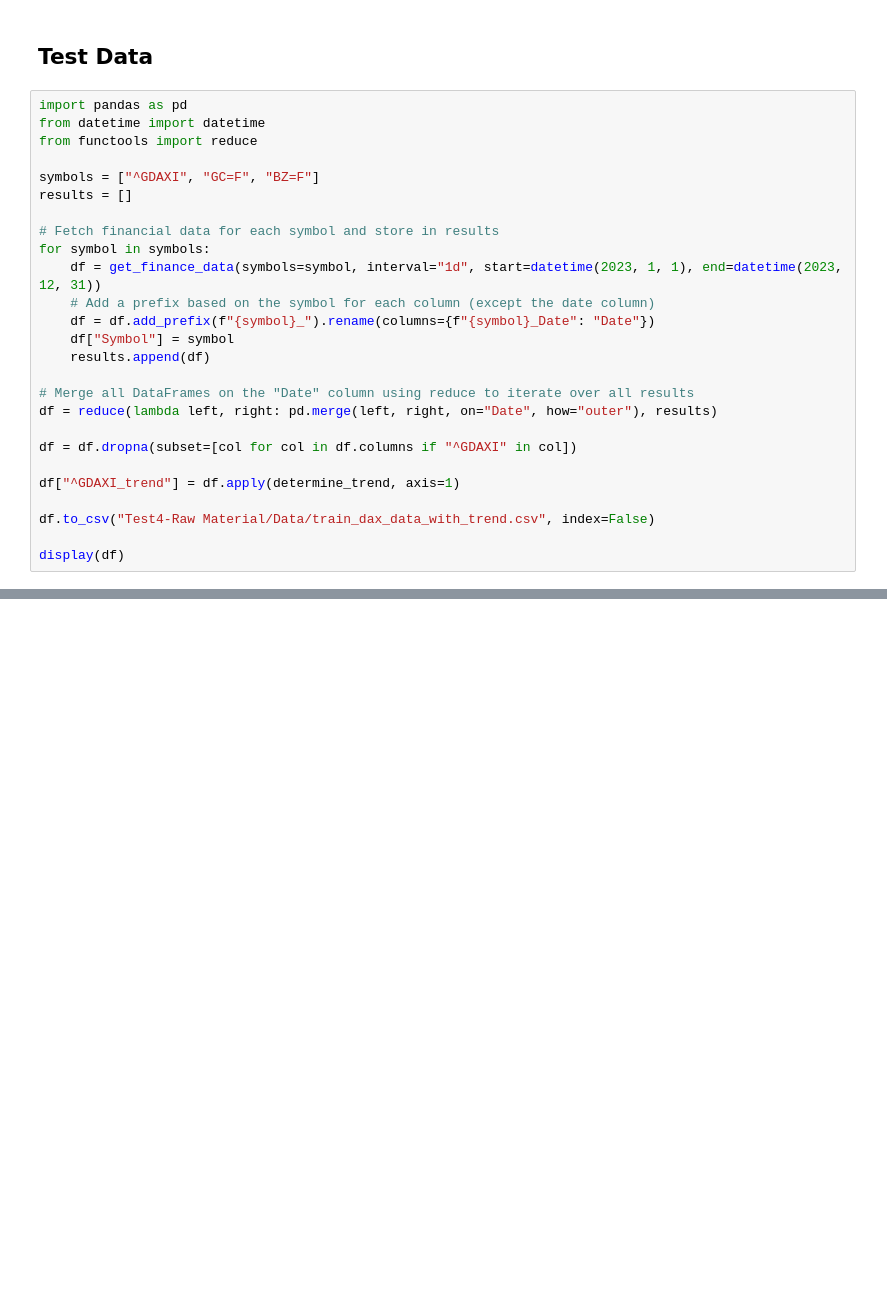
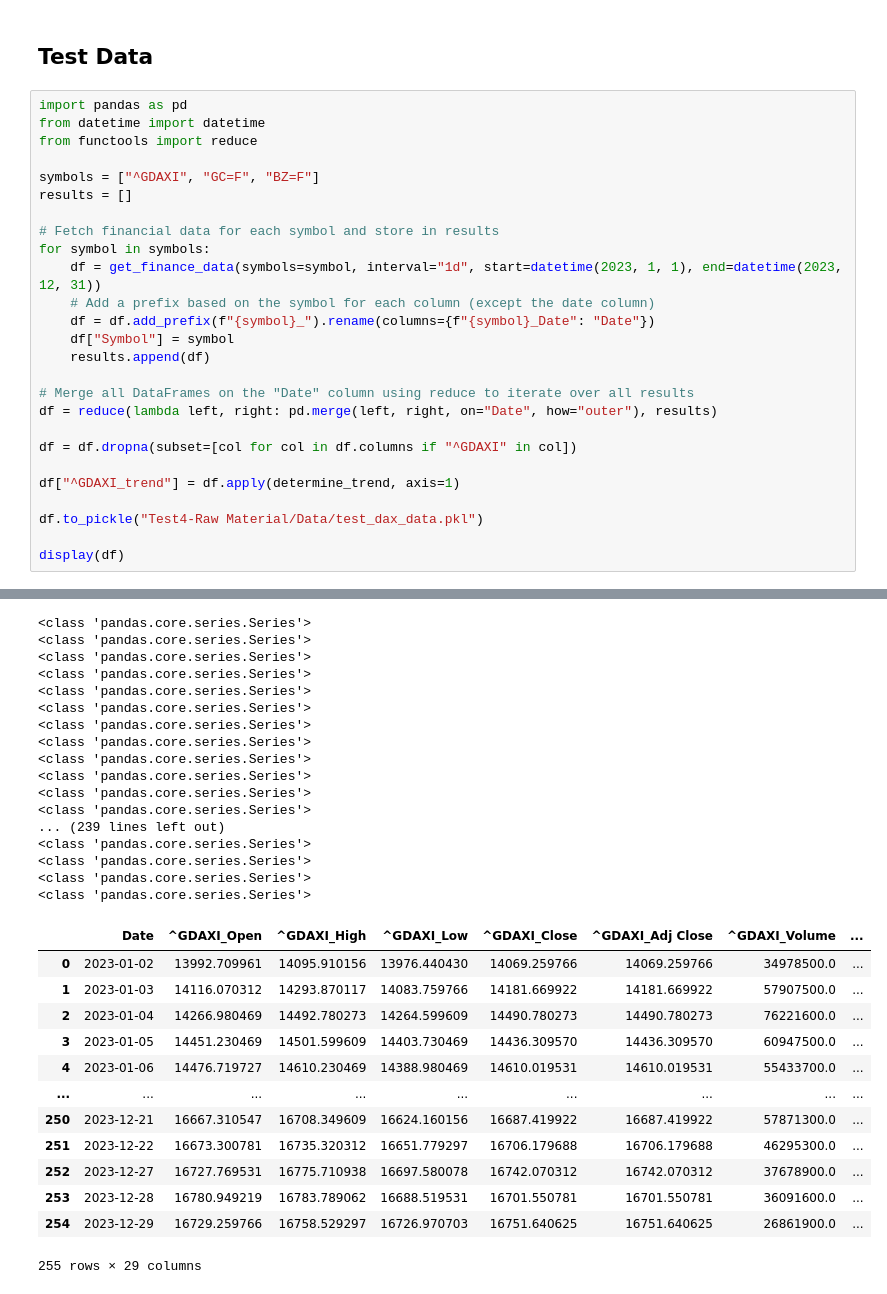
Before and after one commit to LeonAnthonyMenge/AKI-Trading-Model, a Jupyter notebook: Test4-Raw Material/collect_data.ipynb, the cells around one changed output, grey strips where cells are left out. Cells and saved outputs as stored; diff of their text form; blank space fills up the shorter version.

```diff
--- a/Test4-Raw Material/collect_data.ipynb
+++ b/Test4-Raw Material/collect_data.ipynb
@@ -106,6 +143,7 @@ df = df.dropna(subset=[col for col in df.columns if "^GDAXI" in col])
 
 df["^GDAXI_trend"] = df.apply(determine_trend, axis=1)
 
-df.to_csv("Test4-Raw Material/Data/train_dax_data_with_trend.csv", index=False)
+df.to_pickle("Test4-Raw Material/Data/test_dax_data.pkl")
 
 display(df)
+# %% [output]
@@ -111,0 +153,30 @@ display(df)
+<class 'pandas.core.series.Series'>
+<class 'pandas.core.series.Series'>
+<class 'pandas.core.series.Series'>
+<class 'pandas.core.series.Series'>
+<class 'pandas.core.series.Series'>
+<class 'pandas.core.series.Series'>
+<class 'pandas.core.series.Series'>
+<class 'pandas.core.series.Series'>
+<class 'pandas.core.series.Series'>
+<class 'pandas.core.series.Series'>
+<class 'pandas.core.series.Series'>
+<class 'pandas.core.series.Series'>
+... (239 lines left out)
+<class 'pandas.core.series.Series'>
+<class 'pandas.core.series.Series'>
+<class 'pandas.core.series.Series'>
+<class 'pandas.core.series.Series'>
+|  | Date | ^GDAXI_Open | ^GDAXI_High | ^GDAXI_Low | ^GDAXI_Close | ^GDAXI_Adj Close | ^GDAXI_Volume | ... |
+| 0 | 2023-01-02 | 13992.709961 | 14095.910156 | 13976.440430 | 14069.259766 | 14069.259766 | 34978500.0 | ... |
+| 1 | 2023-01-03 | 14116.070312 | 14293.870117 | 14083.759766 | 14181.669922 | 14181.669922 | 57907500.0 | ... |
+| 2 | 2023-01-04 | 14266.980469 | 14492.780273 | 14264.599609 | 14490.780273 | 14490.780273 | 76221600.0 | ... |
+| 3 | 2023-01-05 | 14451.230469 | 14501.599609 | 14403.730469 | 14436.309570 | 14436.309570 | 60947500.0 | ... |
+| 4 | 2023-01-06 | 14476.719727 | 14610.230469 | 14388.980469 | 14610.019531 | 14610.019531 | 55433700.0 | ... |
+| ... | ... | ... | ... | ... | ... | ... | ... | ... |
+| 250 | 2023-12-21 | 16667.310547 | 16708.349609 | 16624.160156 | 16687.419922 | 16687.419922 | 57871300.0 | ... |
+| 251 | 2023-12-22 | 16673.300781 | 16735.320312 | 16651.779297 | 16706.179688 | 16706.179688 | 46295300.0 | ... |
+| 252 | 2023-12-27 | 16727.769531 | 16775.710938 | 16697.580078 | 16742.070312 | 16742.070312 | 37678900.0 | ... |
+| 253 | 2023-12-28 | 16780.949219 | 16783.789062 | 16688.519531 | 16701.550781 | 16701.550781 | 36091600.0 | ... |
+| 254 | 2023-12-29 | 16729.259766 | 16758.529297 | 16726.970703 | 16751.640625 | 16751.640625 | 26861900.0 | ... |
+255 rows × 29 columns
```
Also changed, not shown: parts of 4 cells of this notebook, 1 other file.
